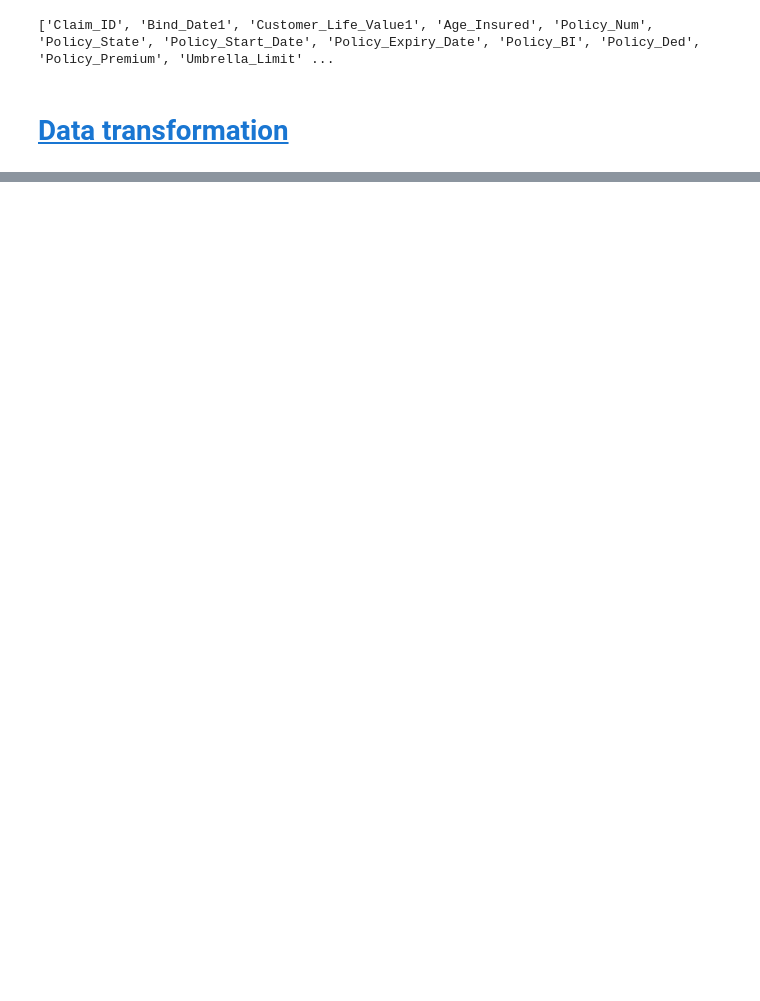
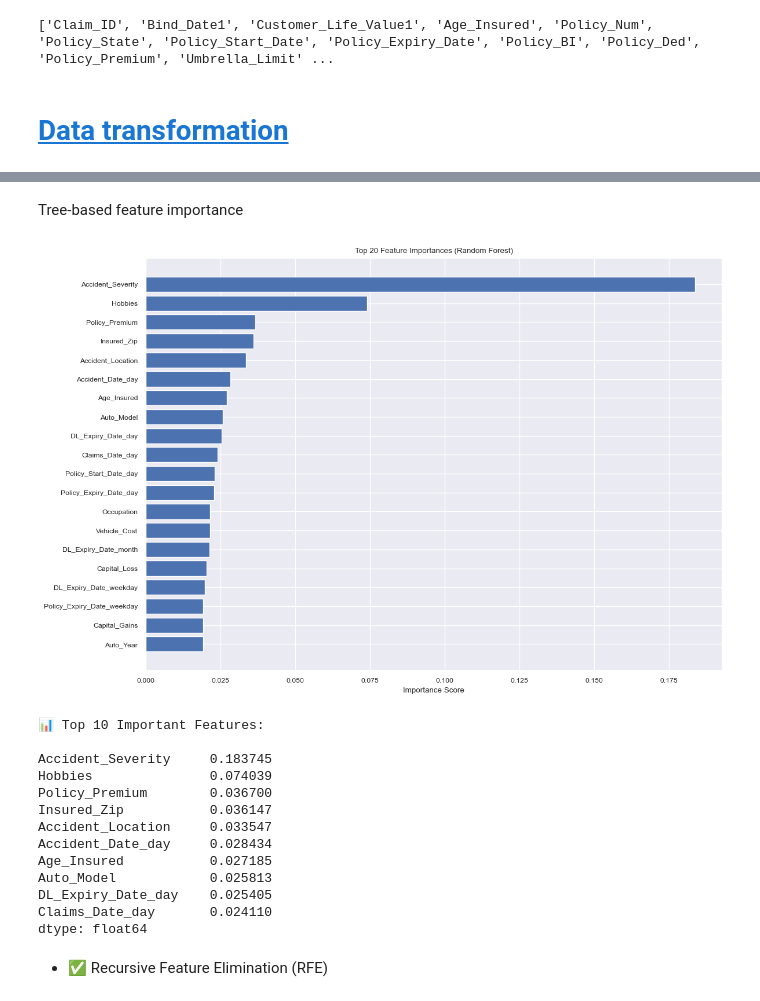
Before and after one commit to aditanshu/Learnathon-4.0, a Jupyter notebook: feature_selection.ipynb, the cells around one changed output, grey strips where cells are left out. Cells and saved outputs as stored; diff of their text form; code cells hidden in the pictures; blank space fills up the shorter version.

```diff
--- a/feature_selection.ipynb
+++ b/feature_selection.ipynb
@@ -264,0 +278,68 @@ plt.show()
+# %% [markdown]
+Tree-based feature importance
+# %%
+from sklearn.ensemble import RandomForestClassifier
+from sklearn.preprocessing import LabelEncoder
+from sklearn.model_selection import train_test_split
+import matplotlib.pyplot as plt
+import pandas as pd
+import numpy as np
+
+# 1. Encode categorical variables
+df_encoded = df.copy()
+label_encoders = {}
+for col in df_encoded.select_dtypes(include='object').columns:
+    le = LabelEncoder()
+    df_encoded[col] = le.fit_transform(df_encoded[col])
+    label_encoders[col] = le
+
+# 2. Define features and target
+# Change 'Fraud_Ind' to your actual target column name
+if 'Fraud_Ind' in df_encoded.columns:
+    X = df_encoded.drop('Fraud_Ind', axis=1)
+    y = df_encoded['Fraud_Ind']
+else:
+    raise ValueError("Target column 'Fraud_Ind' not found in dataset.")
+
+# 3. Split into train/test sets (optional)
+X_train, X_test, y_train, y_test = train_test_split(X, y, test_size=0.2, random_state=42)
+
+# 4. Fit Random Forest model
+model = RandomForestClassifier(n_estimators=100, random_state=42)
+model.fit(X_train, y_train)
+
+# 5. Get feature importances
+importances = model.feature_importances_
+indices = np.argsort(importances)[::-1]
+feature_names = X.columns
+
+# 6. Plot top 20 features
+plt.figure(figsize=(12, 8))
+plt.title("Top 20 Feature Importances (Random Forest)")
+plt.barh(range(20), importances[indices][:20][::-1], align="center")
+plt.yticks(range(20), [feature_names[i] for i in indices[:20]][::-1])
+plt.xlabel("Importance Score")
+plt.tight_layout()
+plt.show()
+
+# 7. Print top 10 features
+top_features = pd.Series(importances, index=feature_names).sort_values(ascending=False).head(10)
+print("📊 Top 10 Important Features:\n")
+print(top_features)
+# %% [output]
+[figure, added]
+📊 Top 10 Important Features:
+
+Accident_Severity     0.183745
+Hobbies               0.074039
+Policy_Premium        0.036700
+Insured_Zip           0.036147
+Accident_Location     0.033547
+Accident_Date_day     0.028434
+Age_Insured           0.027185
+Auto_Model            0.025813
+DL_Expiry_Date_day    0.025405
+Claims_Date_day       0.024110
+dtype: float64
+# %% [markdown]
+* ✅ Recursive Feature Elimination (RFE)
```
Also changed, not shown: parts of 23 cells of this notebook, 9 other files.
